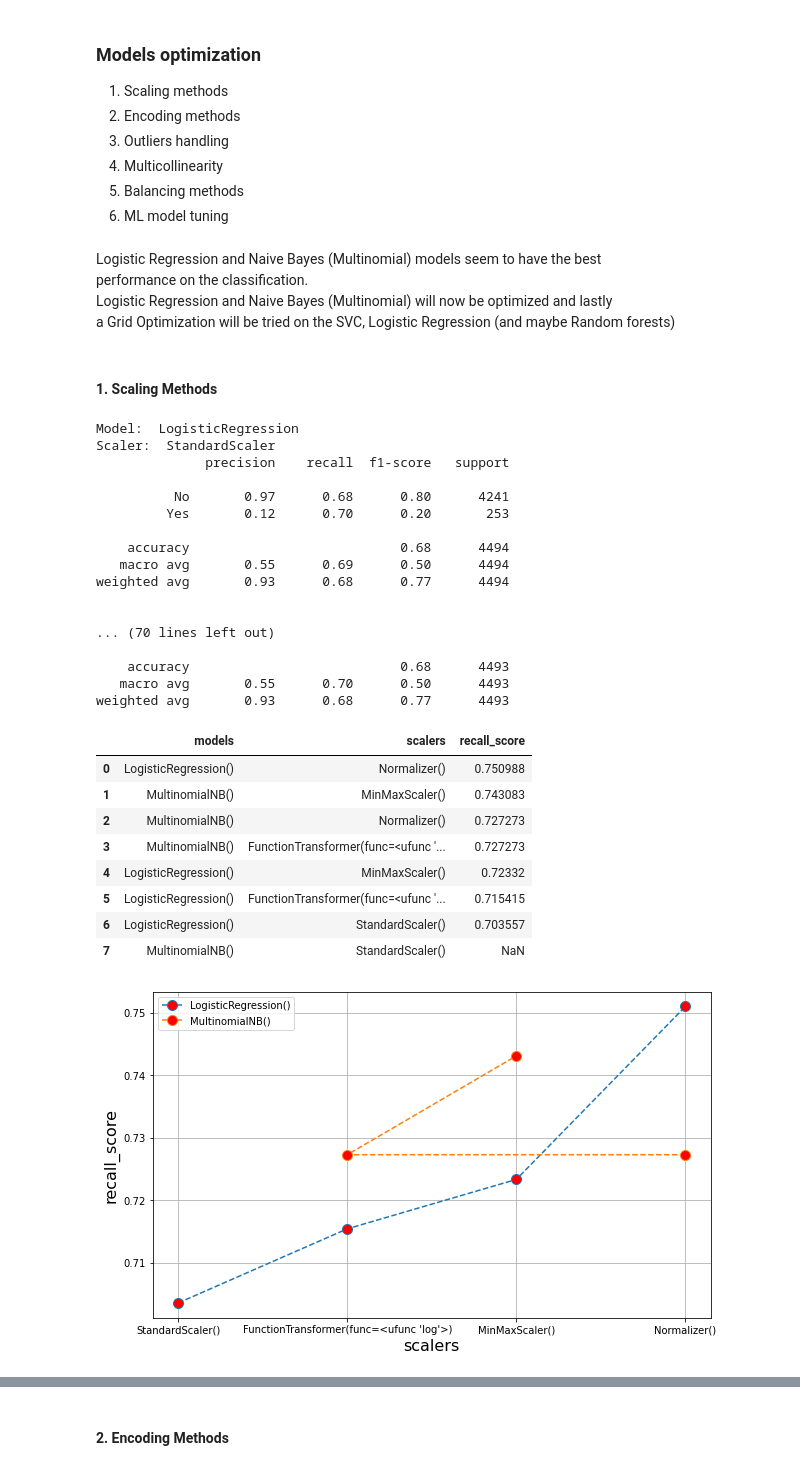
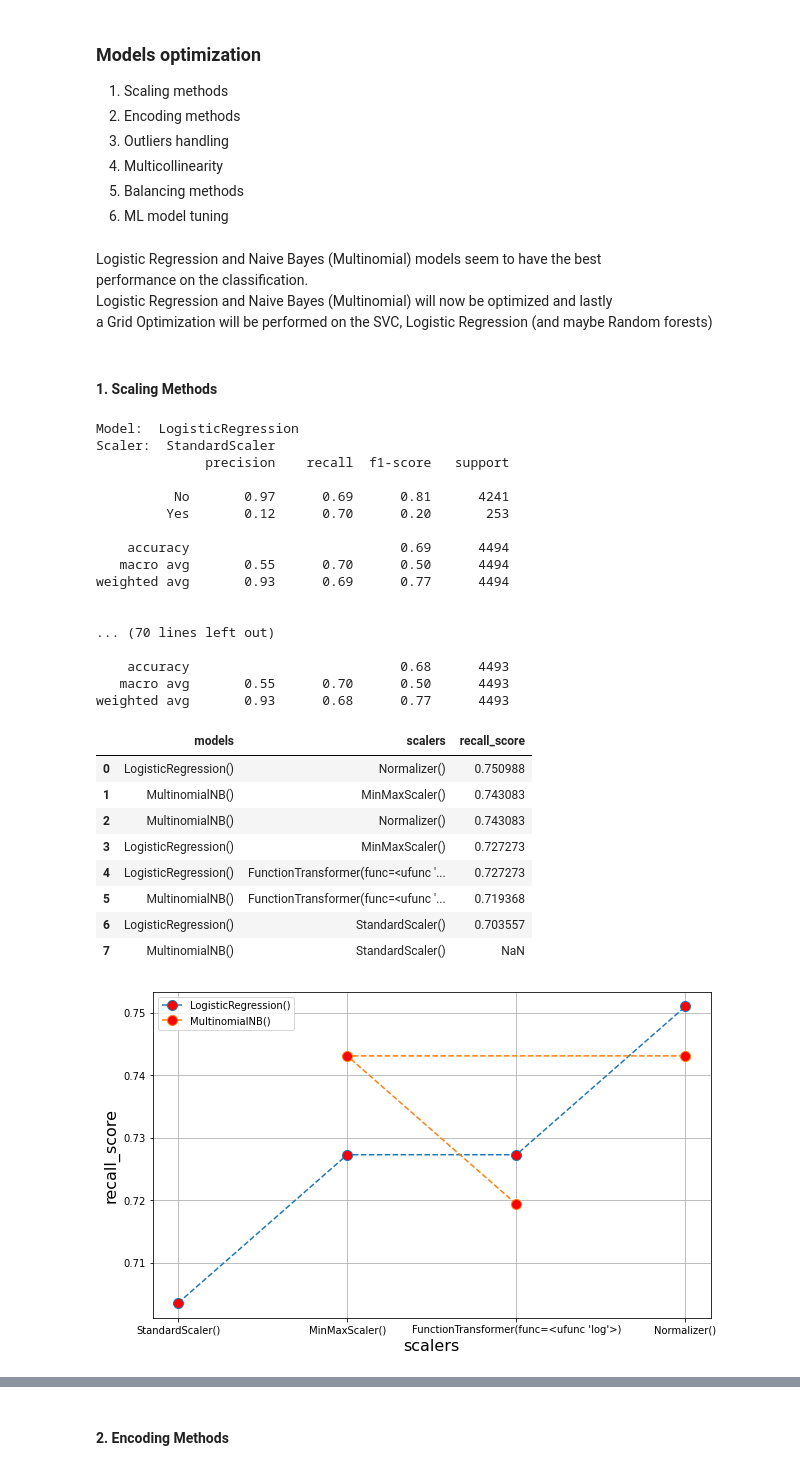
Before and after one commit to Edoardo1996/ironhack-mid-project, a Jupyter notebook: index.ipynb, the cells around one changed output, grey strips where cells are left out. Saved outputs shown, nothing was run; the diff lists cells and outputs as text; code cells hidden in the pictures.

```diff
--- a/index.ipynb
+++ b/index.ipynb
@@ -174,6 +171,7 @@ Models are implemented all with the same modifications on the dataset:
 # %%
-# Benchmark config
-cols_onehot_encod = eval(config.COLS_ONEHOT_ENCODE) # TODO: declare explicitly
+# Benchmark models parameters
+cols_onehot_encod = ['reward', 'mailer_type', 'overdraft_protection',
+                     'own_your_home', 'income_level', 'credit_rating']
 target = config.TARGET
 models_bench = [LogisticRegression(), MultinomialNB(), GaussianNB(), KNeighborsClassifier(),
           SVC(), RandomForestClassifier()]
@@ -256,7 +253,7 @@ metrics.report_metrics(params=params_bench,
 Logistic Regression and Naive Bayes (Multinomial) models seem to have the best <br>
 performance on the classification. <br>
 Logistic Regression and Naive Bayes (Multinomial) will now be optimized and lastly <br>
-a Grid Optimization will be tried on the SVC, Logistic Regression (and maybe Random forests) <br>
+a Grid Optimization will be performed on the SVC, Logistic Regression (and maybe Random forests) <br>
 # %% [markdown]
 #### 1. Scaling Methods
 # %%
@@ -296,12 +293,12 @@ Model:  LogisticRegression
 Scaler:  StandardScaler
               precision    recall  f1-score   support
 
-          No       0.97      0.68      0.80      4241
+          No       0.97      0.69      0.81      4241
          Yes       0.12      0.70      0.20       253
 
-    accuracy                           0.68      4494
-   macro avg       0.55      0.69      0.50      4494
-weighted avg       0.93      0.68      0.77      4494
+    accuracy                           0.69      4494
+   macro avg       0.55      0.70      0.50      4494
+weighted avg       0.93      0.69      0.77      4494
 
 
 ... (70 lines left out)
@@ -310,25 +307,23 @@ weighted avg       0.93      0.68      0.77      4494
    macro avg       0.55      0.70      0.50      4493
 weighted avg       0.93      0.68      0.77      4493
 # %%
-import importlib
-importlib.reload(metrics)
 # metrics report and plot for different scalers
 params = OrderedDict(
     models = [LogisticRegression(), MultinomialNB()],
     scalers = [StandardScaler(), MinMaxScaler(), Normalizer(),
             FunctionTransformer(np.log)]
 )
 metrics.report_metrics(params, recall_score, all_test, all_pred, label='Yes',
                         sort_by_metric=True, show_plot=True, hue='models')
 # %% [output]
 |  | models | scalers | recall_score |
 | 0 | LogisticRegression() | Normalizer() | 0.750988 |
 | 1 | MultinomialNB() | MinMaxScaler() | 0.743083 |
-| 2 | MultinomialNB() | Normalizer() | 0.727273 |
-| 3 | MultinomialNB() | FunctionTransformer(func=<ufunc '... | 0.727273 |
-| 4 | LogisticRegression() | MinMaxScaler() | 0.72332 |
-| 5 | LogisticRegression() | FunctionTransformer(func=<ufunc '... | 0.715415 |
+| 2 | MultinomialNB() | Normalizer() | 0.743083 |
+| 3 | LogisticRegression() | MinMaxScaler() | 0.727273 |
+| 4 | LogisticRegression() | FunctionTransformer(func=<ufunc '... | 0.727273 |
+| 5 | MultinomialNB() | FunctionTransformer(func=<ufunc '... | 0.719368 |
 | 6 | LogisticRegression() | StandardScaler() | 0.703557 |
 | 7 | MultinomialNB() | StandardScaler() | NaN |
-[figure, old version]
+[figure, new version]
 # %% [markdown]
```
Also changed, not shown: parts of 42 cells of this notebook.
